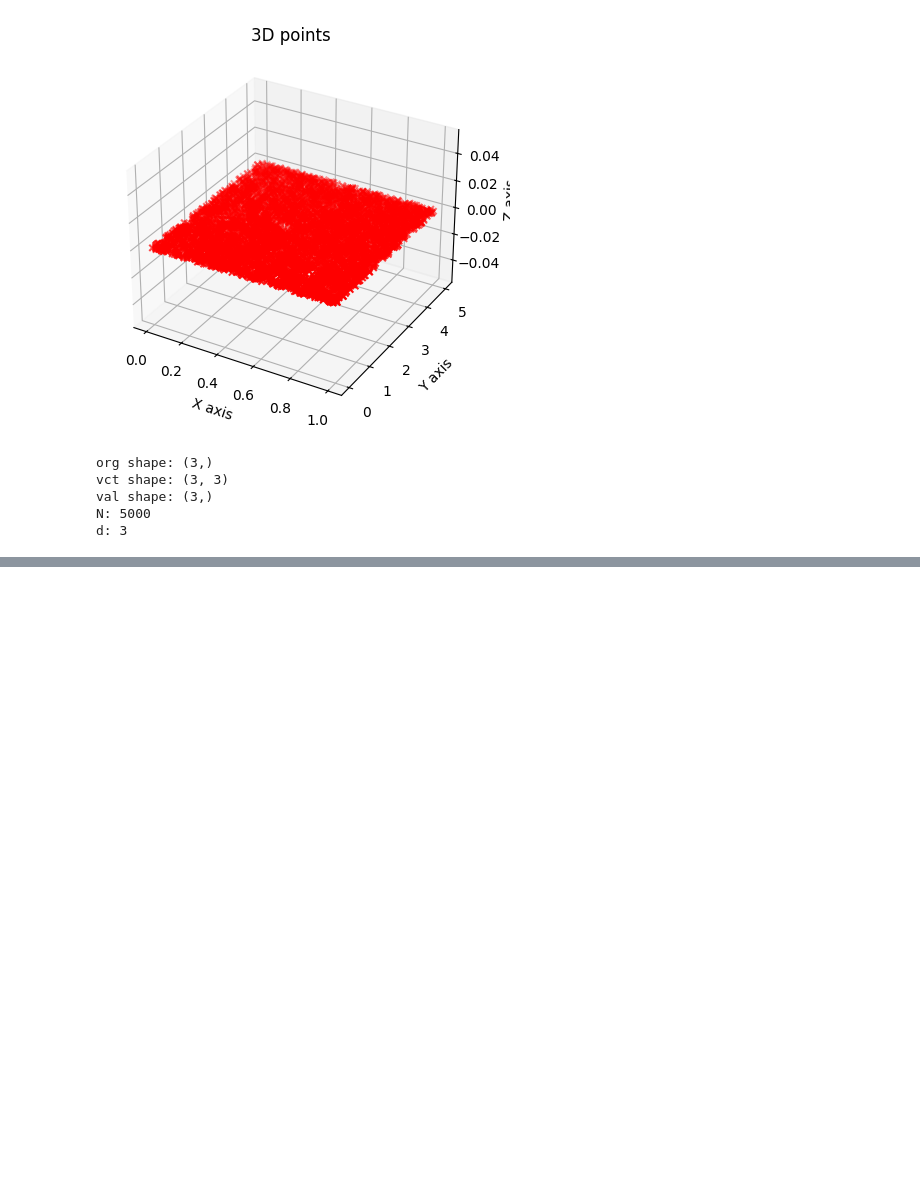
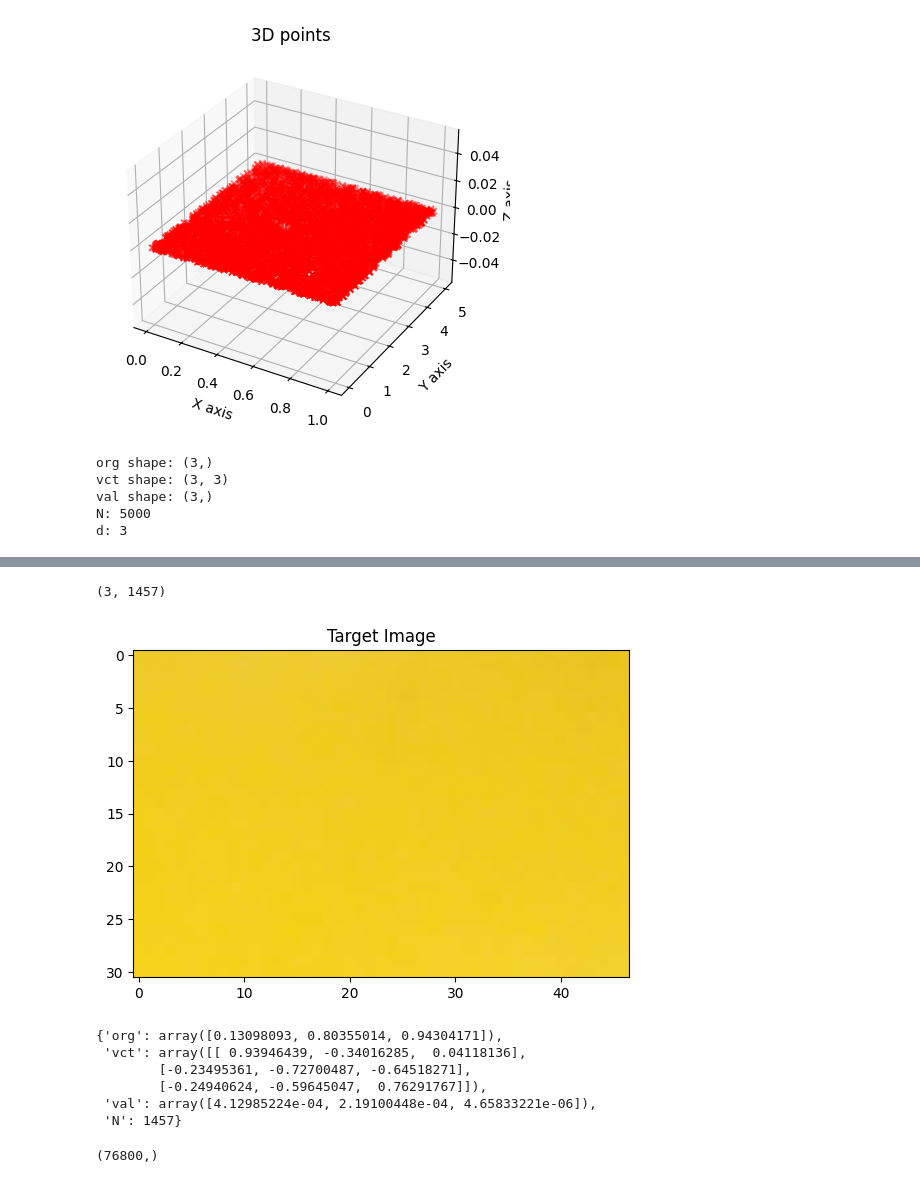
Before and after one commit to frankcholula/cvprlab, a Jupyter notebook: cvprlab_python/lab2/l2_pca.ipynb, the cells around one changed output, grey strips where cells are left out. Drawn from its saved outputs; the diff is of its cells as text; code cells hidden in the pictures; blank space fills up the shorter version.

```diff
--- a/cvprlab_python/lab2/l2_pca.ipynb
+++ b/cvprlab_python/lab2/l2_pca.ipynb
@@ -100,0 +124,23 @@ print(variance)
+# %%
+
+target = cv2.imread("cvprlab_python/testimages/target_yellow.bmp")
+target_normalized = target.astype(np.float64)/255.0
+target_obs = np.vstack([target_normalized[:, :, i].flatten() for i in range(3)])
+target_obs.shape
+# %% [output]
+(3, 1457)
+# %%
+target_rgb = cv2.cvtColor(target, cv2.COLOR_BGR2RGB)
+display_image(target_rgb, title="Target Image")
+# %% [output]
+[figure, added]
+# %%
+target_e = eigen_build(target_obs)
+target_e
+# %% [output]
+{'org': array([0.13098093, 0.80355014, 0.94304171]),
+ 'vct': array([[ 0.93946439, -0.34016285,  0.04118136],
+        [-0.23495361, -0.72700487, -0.64518271],
+        [-0.24940624, -0.59645047,  0.76291767]]),
+ 'val': array([4.12985224e-04, 2.19100448e-04, 4.65833221e-06]),
+ 'N': 1457}
@@ -100,0 +169,7 @@ print(variance)
+# %%
+test = cv2.imread("cvprlab_python/testimages/kitchen.bmp").astype(np.float64)/255.0
+test_obs = np.vstack([test[:, :, i].flatten() for i in range(3)])
+mdist = eigen_mahalanobis(test_obs, target_e)
+mdist.shape
+# %% [output]
+(76800,)
```
Also changed, not shown: parts of 7 cells of this notebook.
